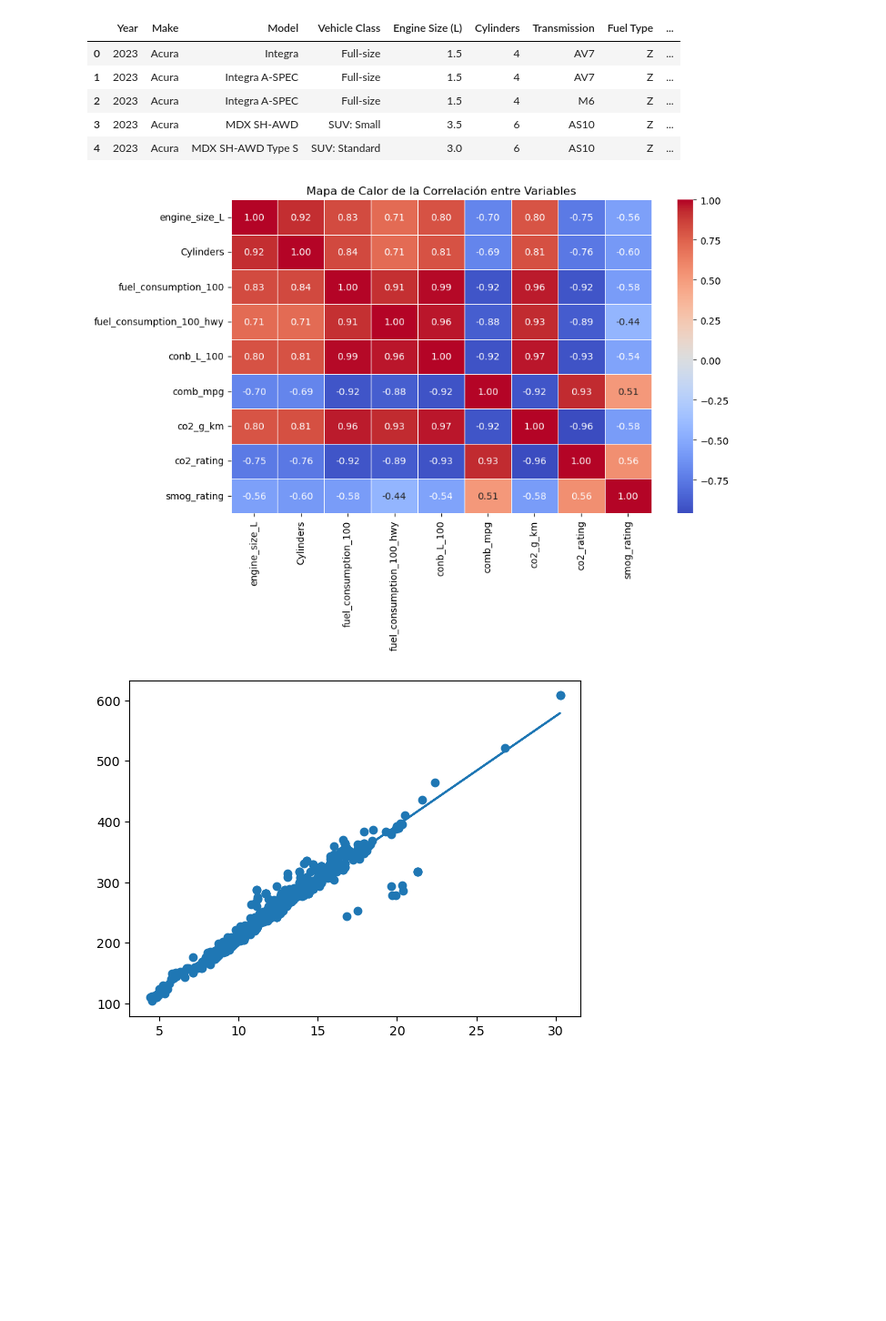
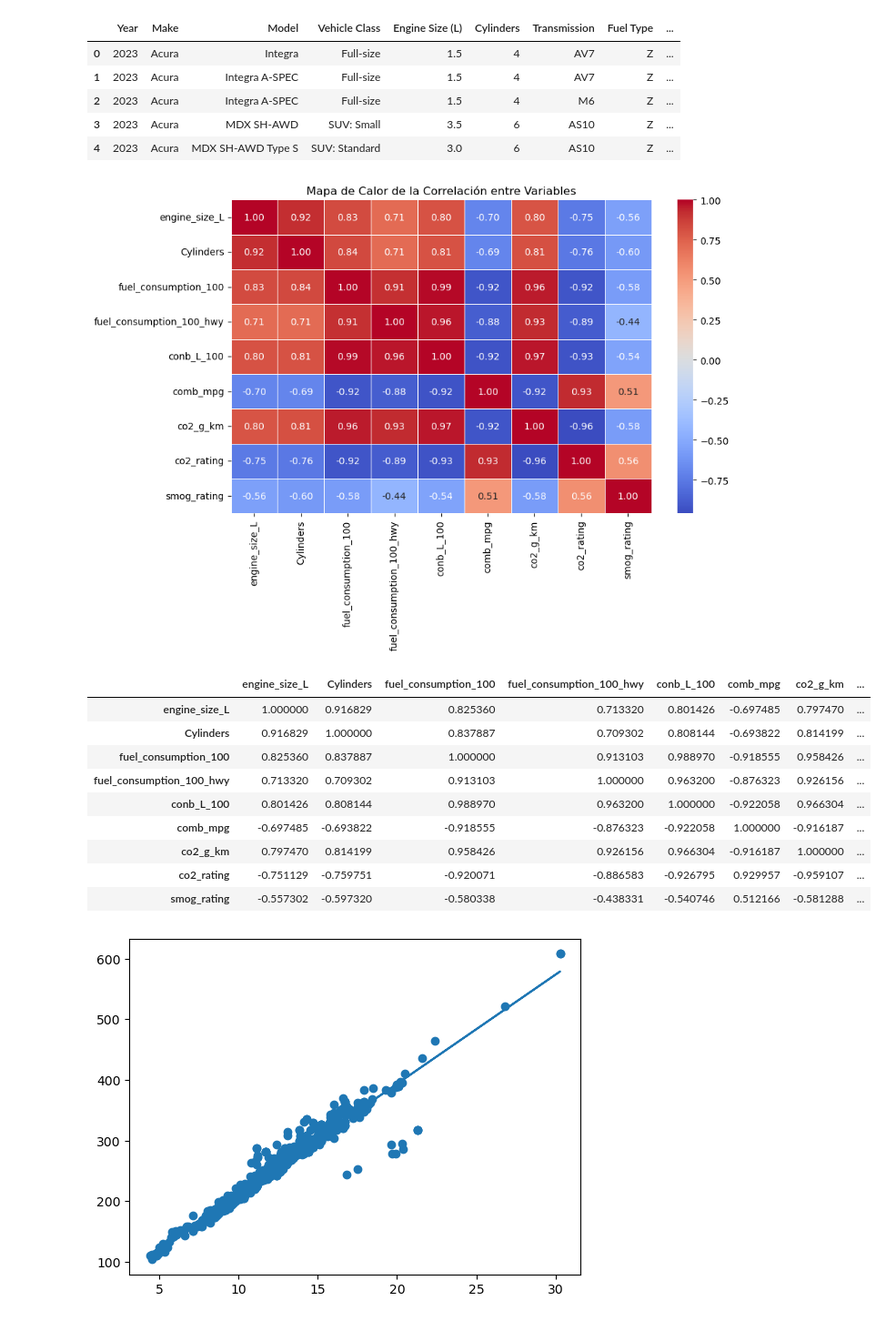
Before and after one commit to EnriqueGranadosMartinez/fuel, a Jupyter notebook: fuel_kike/fuel.ipynb, the cells around one changed output. Shown at 91% size. Cells and saved outputs as stored; diff of their text form; code cells hidden in the pictures; blank space fills up the shorter version.

```diff
--- a/fuel_kike/fuel.ipynb
+++ b/fuel_kike/fuel.ipynb
@@ -16,20 +16,32 @@ dataframe.head()
 # %%
 
 
 dataframe = dataframe.rename(columns={'Vehicle Class': 'veicle_class','Engine Size (L)': 'engine_size_L', 'Fuel Type': 'fuel_type','Fuel Consumption (L/100Km)': 'fuel_consumption_100','Hwy (L/100 km)': 'fuel_consumption_100_hwy', 'Comb (L/100 km)': 'conb_L_100', 'Comb (mpg)': 'comb_mpg', 'CO2 Emissions (g/km)': 'co2_g_km','CO2 Rating': 'co2_rating', 'Smog Rating': 'smog_rating' })
 
 
 columnas_interes = ['engine_size_L', 'Cylinders', 'fuel_consumption_100','fuel_consumption_100_hwy', 'conb_L_100',  'comb_mpg', 'co2_g_km', 'co2_rating', 'smog_rating']
 dataframe_limpio = dataframe[columnas_interes]
 
 corr = dataframe_limpio.corr()
 
 plt.figure(figsize=(10, 6))  # Ajustar el tamaño del gráfico
 sns.heatmap(corr, annot=True, cmap='coolwarm', fmt=".2f", linewidths=0.5)
 
 plt.title("Mapa de Calor de la Correlación entre Variables")
 plt.show()
+
+corr
 # %% [output]
 [figure]
+|  | engine_size_L | Cylinders | fuel_consumption_100 | fuel_consumption_100_hwy | conb_L_100 | comb_mpg | co2_g_km | ... |
+| engine_size_L | 1.000000 | 0.916829 | 0.825360 | 0.713320 | 0.801426 | -0.697485 | 0.797470 | ... |
+| Cylinders | 0.916829 | 1.000000 | 0.837887 | 0.709302 | 0.808144 | -0.693822 | 0.814199 | ... |
+| fuel_consumption_100 | 0.825360 | 0.837887 | 1.000000 | 0.913103 | 0.988970 | -0.918555 | 0.958426 | ... |
+| fuel_consumption_100_hwy | 0.713320 | 0.709302 | 0.913103 | 1.000000 | 0.963200 | -0.876323 | 0.926156 | ... |
+| conb_L_100 | 0.801426 | 0.808144 | 0.988970 | 0.963200 | 1.000000 | -0.922058 | 0.966304 | ... |
+| comb_mpg | -0.697485 | -0.693822 | -0.918555 | -0.876323 | -0.922058 | 1.000000 | -0.916187 | ... |
+| co2_g_km | 0.797470 | 0.814199 | 0.958426 | 0.926156 | 0.966304 | -0.916187 | 1.000000 | ... |
+| co2_rating | -0.751129 | -0.759751 | -0.920071 | -0.886583 | -0.926795 | 0.929957 | -0.959107 | ... |
+| smog_rating | -0.557302 | -0.597320 | -0.580338 | -0.438331 | -0.540746 | 0.512166 | -0.581288 | ... |
 # %%
 x = dataframe_limpio[['fuel_consumption_100']].values
```
Also changed, not shown: parts of 5 cells of this notebook.
